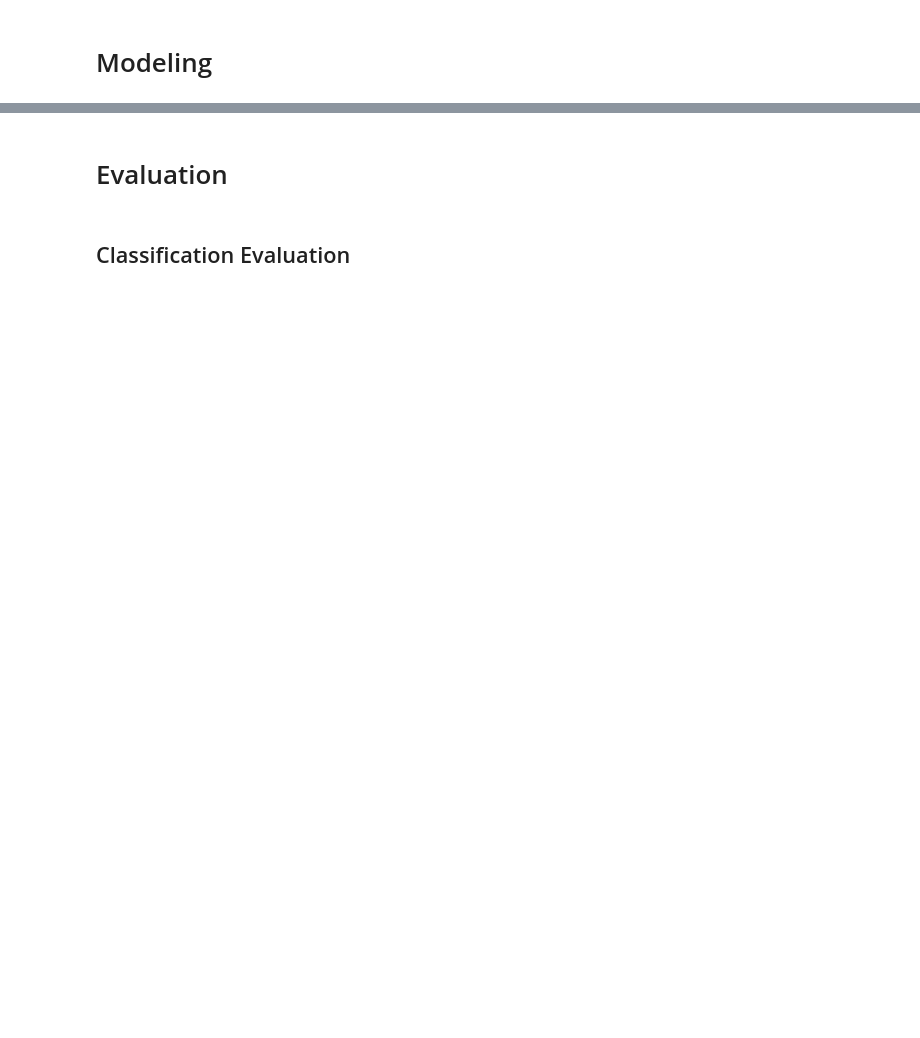
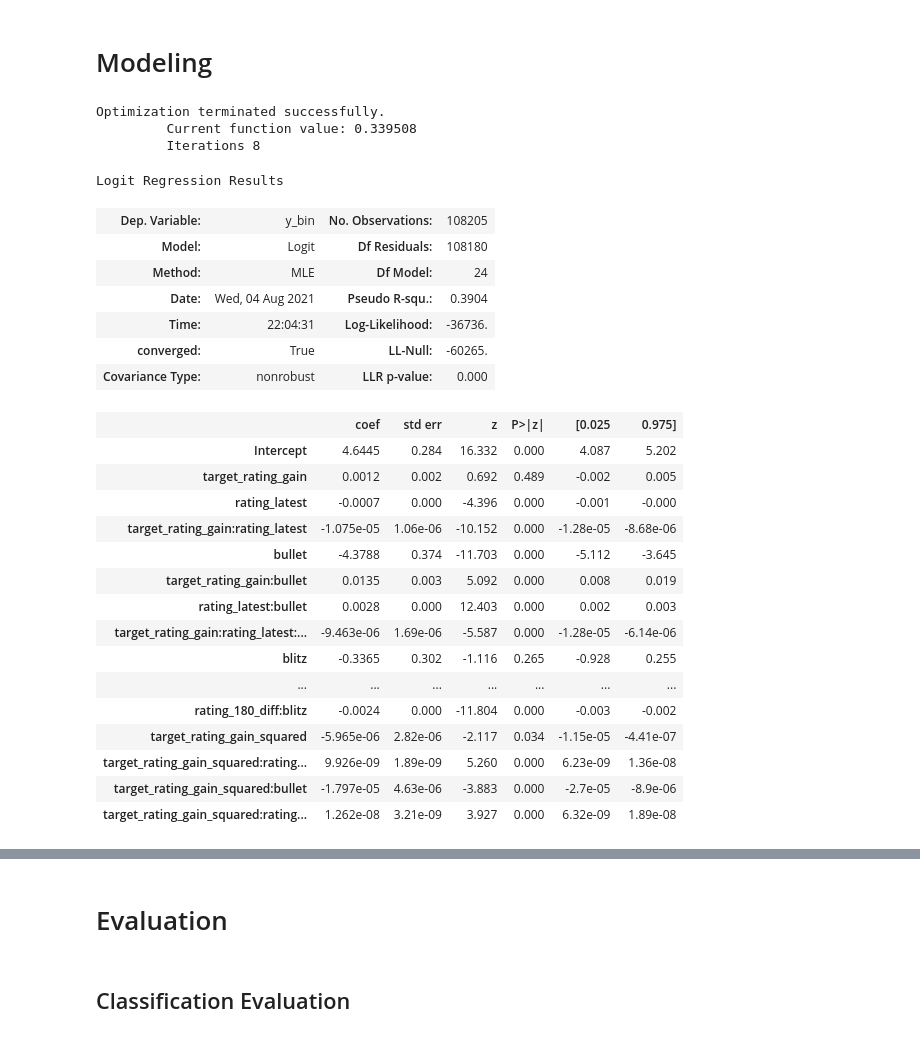
Before and after one commit to ZackAttack614/Discord-Chess-Bot, a Jupyter notebook: modeling.ipynb, the cells around one changed output, grey strips where cells are left out. Cells and saved outputs as stored; diff of their text form; code cells hidden in the pictures; blank space fills up the shorter version.

```diff
--- a/modeling.ipynb
+++ b/modeling.ipynb
@@ -170,13 +363,44 @@ df_cont[df_cont['target_rating_gain']>100]['y_cont'].describe(percentiles=[x/10
 # %%
 class_predictors = ['target_rating_gain','rating_latest','blitz','bullet','rapid','rating_peak_diff','rating_180_diff']
 df_bin_predictors = sm.add_constant(df_bin[class_predictors])
 #logit = sm.Logit(endog=df_bin['y_bin'],exog=df_bin_predictors).fit()
 logit = smf.logit(formula="""
-y_bin~target_rating_gain*bullet+target_rating_gain*blitz+target_rating_gain*classical+
-rating_latest*bullet+rating_latest*blitz+rating_latest*classical+
-rating_peak_diff+rating_180_diff
+y_bin~target_rating_gain*rating_latest*bullet+target_rating_gain*rating_latest*blitz+
+target_rating_gain*rating_latest*classical+
+
+rating_peak_diff*target_rating_gain+rating_180_diff*bullet+rating_180_diff*blitz+
+
+target_rating_gain_squared*rating_latest*bullet
 """,data=df_bin).fit()
 logit.summary()
+# %% [output]
+Optimization terminated successfully.
+         Current function value: 0.339508
+         Iterations 8
+Logit Regression Results
+| Dep. Variable: | y_bin | No. Observations: | 108205 |
+| Model: | Logit | Df Residuals: | 108180 |
+| Method: | MLE | Df Model: | 24 |
+| Date: | Wed, 04 Aug 2021 | Pseudo R-squ.: | 0.3904 |
+| Time: | 22:04:31 | Log-Likelihood: | -36736. |
+| converged: | True | LL-Null: | -60265. |
+| Covariance Type: | nonrobust | LLR p-value: | 0.000 |
+|  | coef | std err | z | P>|z| | [0.025 | 0.975] |
+| Intercept | 4.6445 | 0.284 | 16.332 | 0.000 | 4.087 | 5.202 |
+| target_rating_gain | 0.0012 | 0.002 | 0.692 | 0.489 | -0.002 | 0.005 |
+| rating_latest | -0.0007 | 0.000 | -4.396 | 0.000 | -0.001 | -0.000 |
+| target_rating_gain:rating_latest | -1.075e-05 | 1.06e-06 | -10.152 | 0.000 | -1.28e-05 | -8.68e-06 |
+| bullet | -4.3788 | 0.374 | -11.703 | 0.000 | -5.112 | -3.645 |
+| target_rating_gain:bullet | 0.0135 | 0.003 | 5.092 | 0.000 | 0.008 | 0.019 |
+| rating_latest:bullet | 0.0028 | 0.000 | 12.403 | 0.000 | 0.002 | 0.003 |
+| target_rating_gain:rating_latest:... | -9.463e-06 | 1.69e-06 | -5.587 | 0.000 | -1.28e-05 | -6.14e-06 |
+| blitz | -0.3365 | 0.302 | -1.116 | 0.265 | -0.928 | 0.255 |
+| ... | ... | ... | ... | ... | ... | ... |
+| rating_180_diff:blitz | -0.0024 | 0.000 | -11.804 | 0.000 | -0.003 | -0.002 |
+| target_rating_gain_squared | -5.965e-06 | 2.82e-06 | -2.117 | 0.034 | -1.15e-05 | -4.41e-07 |
+| target_rating_gain_squared:rating... | 9.926e-09 | 1.89e-09 | 5.260 | 0.000 | 6.23e-09 | 1.36e-08 |
+| target_rating_gain_squared:bullet | -1.797e-05 | 4.63e-06 | -3.883 | 0.000 | -2.7e-05 | -8.9e-06 |
+| target_rating_gain_squared:rating... | 1.262e-08 | 3.21e-09 | 3.927 | 0.000 | 6.32e-09 | 1.89e-08 |
 # %%
 # Regression
 regress_predictors = ['target_rating_gain','rating_latest','blitz','bullet','rapid','rating_peak_diff','rating_90_diff']
```
Also changed, not shown: parts of 49 cells of this notebook, 1 other file.
